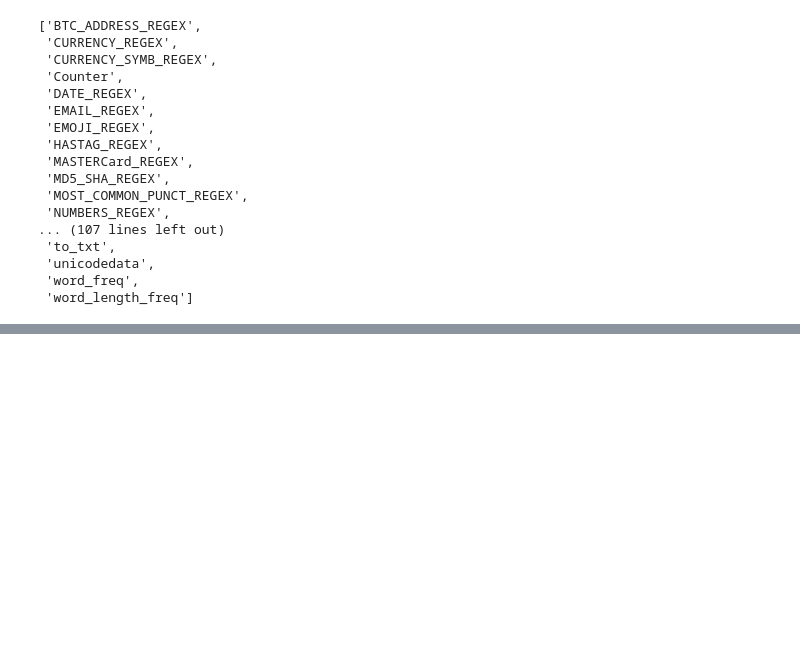
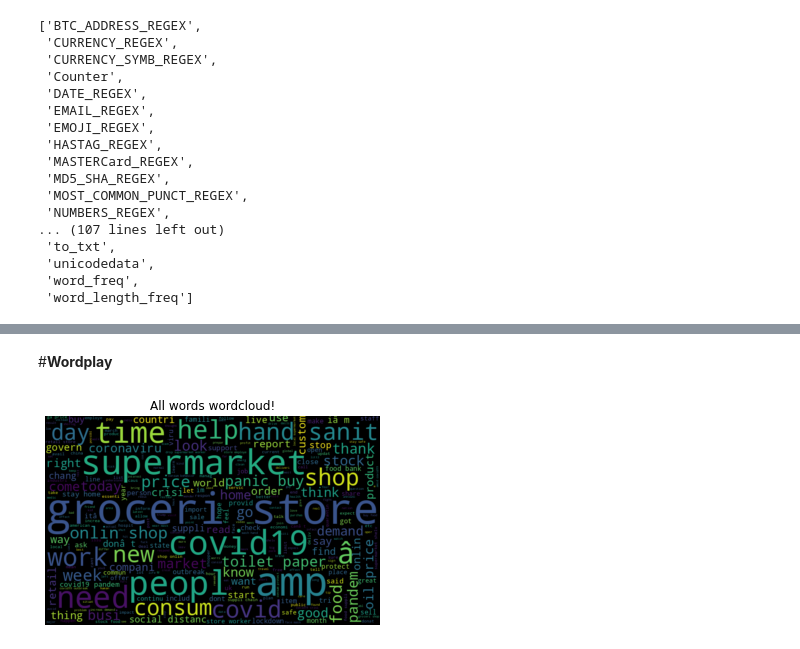
Before and after one commit to itsmesudhanshu/Cardiovascular-risk-prediction, a Jupyter notebook: Coronavirus_Tweet_Sentiment_Analysis.ipynb, the cells around one changed output, grey strips where cells are left out. Saved outputs shown, nothing was run; the diff lists cells and outputs as text; code cells hidden in the pictures; blank space fills up the shorter version.

```diff
--- a/Coronavirus_Tweet_Sentiment_Analysis.ipynb
+++ b/Coronavirus_Tweet_Sentiment_Analysis.ipynb
@@ -384,0 +464,13 @@ data.loc[:,['OriginalTweet','neat_tweet']].sample(10)
+# %%
+from nltk.stem.porter import *
+stemmer = PorterStemmer()
+
+# apply stemmer for tokenized_tweet
+tokenized_tweet = tokenized_tweet.apply(lambda x: [stemmer.stem(i) for i in x])
+# %%
+for i in range(len(tokenized_tweet)):
+    tokenized_tweet[i] = ' '.join(tokenized_tweet[i])
+# %%
+data['neat_tweet'] = tokenized_tweet
+# %% [markdown]
+#**Wordplay**
@@ -384,0 +481,10 @@ data.loc[:,['OriginalTweet','neat_tweet']].sample(10)
+# %%
+all_words = ' '.join(text for text in data['neat_tweet'])
+# %%
+all_words_cloud = WordCloud(width=800, height=500, max_font_size=200,max_words=300).generate(all_words)
+
+plt.title('All words wordcloud!')
+plt.imshow(all_words_cloud, interpolation="bilinear")
+plt.axis('off');
+# %% [output]
+[figure, added]
```
Also changed, not shown: parts of 61 cells of this notebook.
